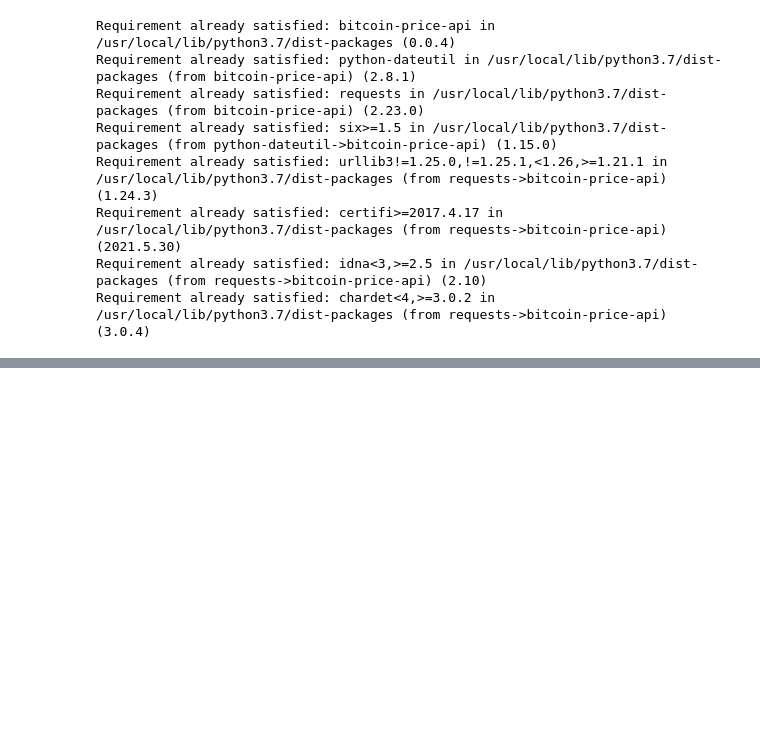
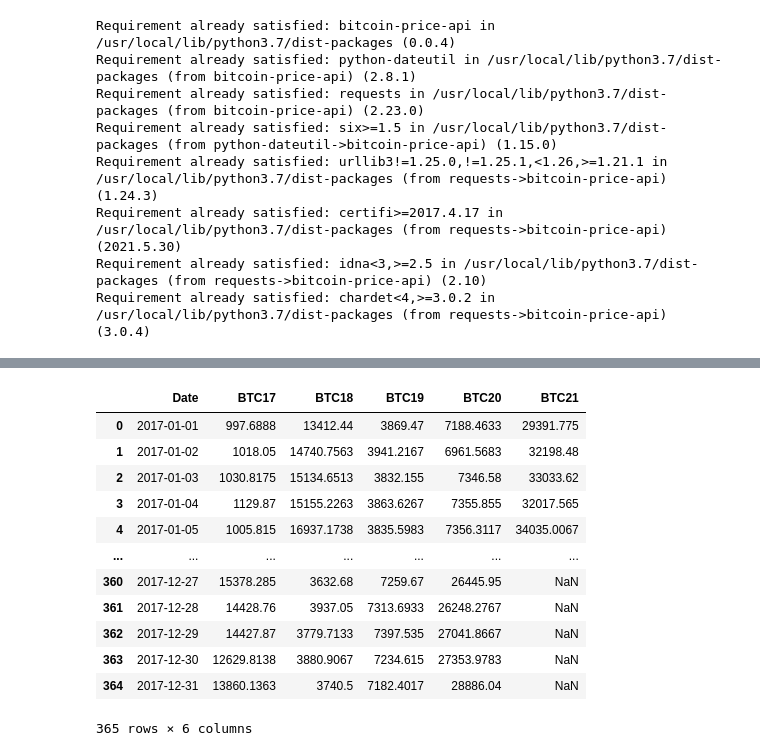
Before and after one commit to xanasa14/Crypto, a Jupyter notebook: Bitcoin_predictor1.ipynb, the cells around one changed output, grey strips where cells are left out. Saved outputs shown, nothing was run; the diff lists cells and outputs as text; code cells hidden in the pictures; blank space fills up the shorter version.

```diff
--- a/Bitcoin_predictor1.ipynb
+++ b/Bitcoin_predictor1.ipynb
@@ -66,0 +127,23 @@ df
+# %%
+
+df17[comp+'17']= df17[comp+'17'].values
+
+df17[comp+'18']= df18[comp+'18'].values
+df17[comp+'19']= df19[comp+'19'].values
+df17[comp+'20']= df20[comp+'20'].values
+df17[comp+'21']= dfLastYear[comp+'21'].values
+df17
+# %% [output]
+|  | Date | BTC17 | BTC18 | BTC19 | BTC20 | BTC21 |
+| 0 | 2017-01-01 | 997.6888 | 13412.44 | 3869.47 | 7188.4633 | 29391.775 |
+| 1 | 2017-01-02 | 1018.05 | 14740.7563 | 3941.2167 | 6961.5683 | 32198.48 |
+| 2 | 2017-01-03 | 1030.8175 | 15134.6513 | 3832.155 | 7346.58 | 33033.62 |
+| 3 | 2017-01-04 | 1129.87 | 15155.2263 | 3863.6267 | 7355.855 | 32017.565 |
+| 4 | 2017-01-05 | 1005.815 | 16937.1738 | 3835.5983 | 7356.3117 | 34035.0067 |
+| ... | ... | ... | ... | ... | ... | ... |
+| 360 | 2017-12-27 | 15378.285 | 3632.68 | 7259.67 | 26445.95 | NaN |
+| 361 | 2017-12-28 | 14428.76 | 3937.05 | 7313.6933 | 26248.2767 | NaN |
+| 362 | 2017-12-29 | 14427.87 | 3779.7133 | 7397.535 | 27041.8667 | NaN |
+| 363 | 2017-12-30 | 12629.8138 | 3880.9067 | 7234.615 | 27353.9783 | NaN |
+| 364 | 2017-12-31 | 13860.1363 | 3740.5 | 7182.4017 | 28886.04 | NaN |
+365 rows × 6 columns
```
Also changed, not shown: parts of 6 cells of this notebook.
